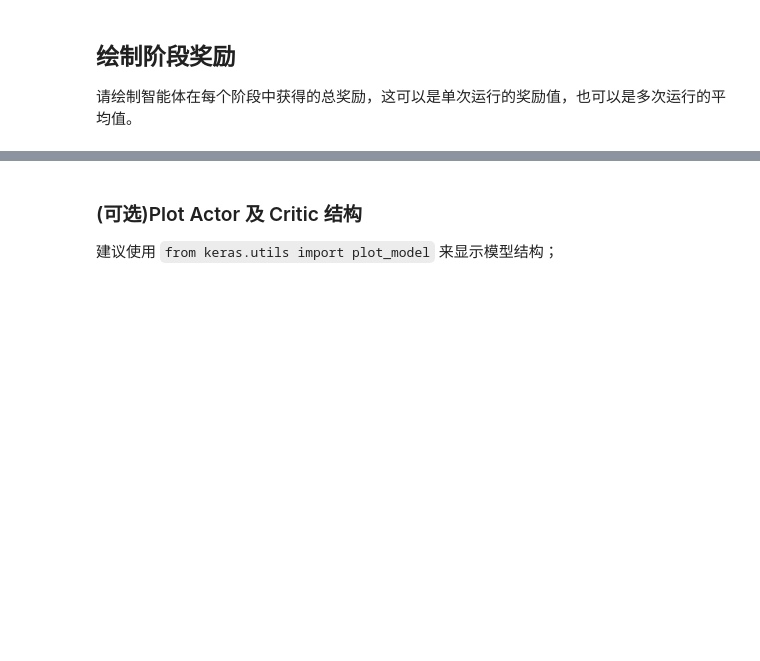
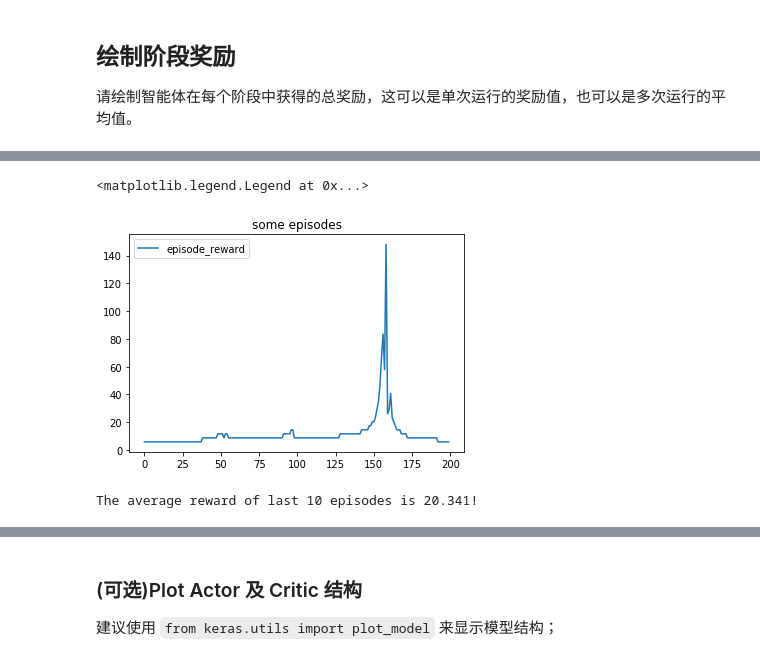
Before and after one commit to ghtian/Quadcopter_Project, a Jupyter notebook: Quadcopter_Project_zh.ipynb, the cells around one changed output, grey strips where cells are left out. Cells and saved outputs as stored; diff of their text form; code cells hidden in the pictures; blank space fills up the shorter version.

```diff
--- a/Quadcopter_Project_zh.ipynb
+++ b/Quadcopter_Project_zh.ipynb
@@ -369,3 +351,19 @@ plt.legend()
+# %%
+plt.title("some episodes")
+plt.plot(list_reward[300:500], label='episode_reward')
+plt.legend()
+# %% [output]
+<matplotlib.legend.Legend at 0x...>
+[figure, added]
+# %%
+#打印后阶段的平均值
+episode_last = 10
+print("The average reward of last {} episodes is {:4.3f}!".format(
+episode_last,
+np.sum(list_reward[-episode_last:])/episode_last
+))
+# %% [output]
+The average reward of last 10 episodes is 20.341!
 # %% [markdown]
 ## 回顾
 
```
Also changed, not shown: parts of 10 cells of this notebook, 4 other files.
